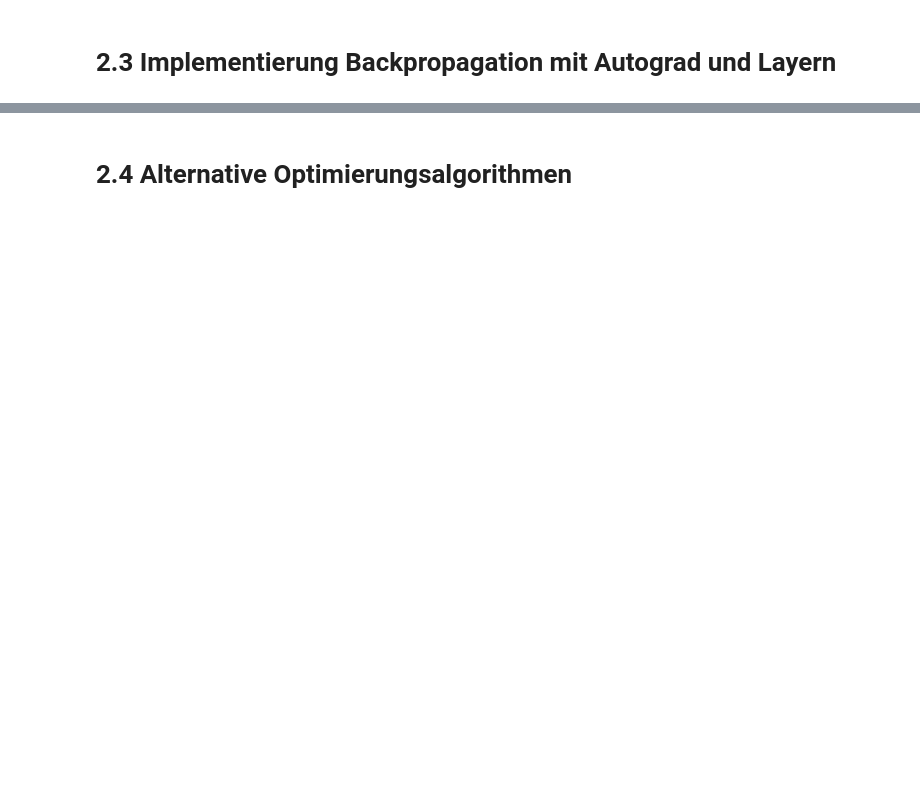
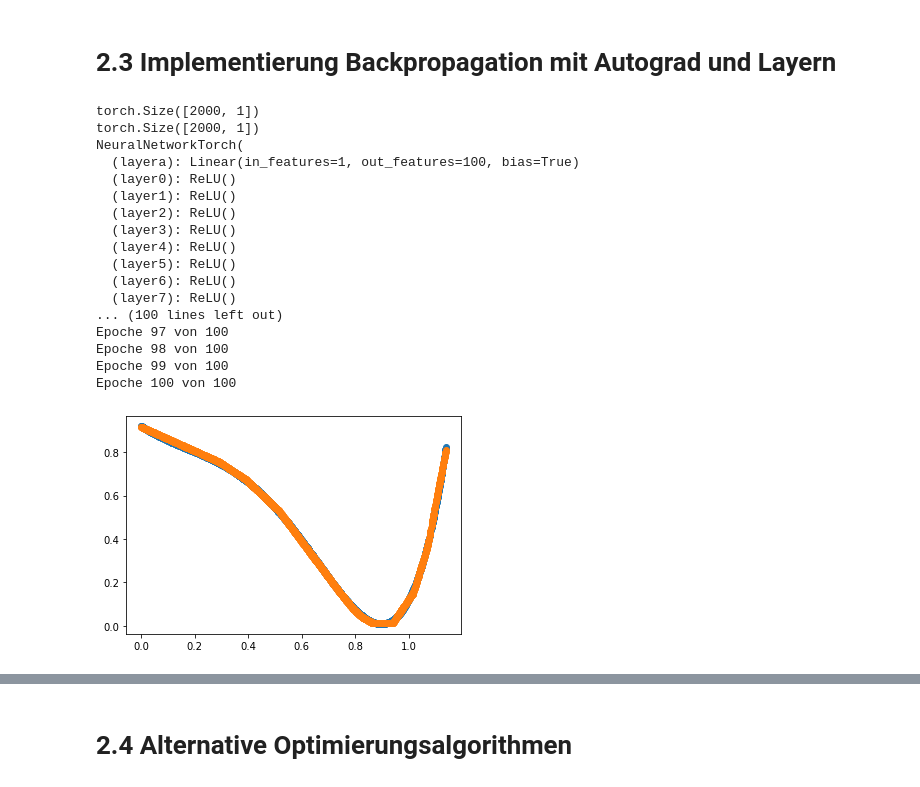
Before and after one commit to CloudyDatFun/neuralnetworks, a Jupyter notebook: Aufgabe Mehrschichtiges Feedforward Netzwerk.ipynb, the cells around one changed output, grey strips where cells are left out. Drawn from its saved outputs; the diff is of its cells as text; code cells hidden in the pictures; blank space fills up the shorter version.

```diff
--- a/Aufgabe Mehrschichtiges Feedforward Netzwerk.ipynb
+++ b/Aufgabe Mehrschichtiges Feedforward Netzwerk.ipynb
@@ -403,26 +512,33 @@ class NeuralNetworkTorch(nn.Module):
         self.torchLayers = []
 
         # Initialisieren der Gewichte und Bias pro Layer mit Zufallswerten
-        for i in range(len(layers)-1):
-            layer = nn.Linear(layers[i], layers[i+1])
-            self.torchLayers.append(layer)
-            self.add_module('layer' + str(i), layer)
+        a = nn.Linear(layers[0], layers[1])
+        self.torchLayers.append(a)
+        self.add_module("layera", a)
+        # TODO: Change this.
+        for i in range(10):
+            b = nn.ReLU()
+            self.torchLayers.append(b)
+            self.add_module(f"layer{i}", b)
+        c = nn.Linear(100, 1)
+        self.torchLayers.append(c)
+        self.add_module("layerc", c)
 
     def getActivationFunction(self, name):
         if(name == 'sigmoid'):
-            return nn.Sigmoid()
+            return nn.Sigmoid
         elif(name == 'linear'):
-            return nn.Linear()
+            return nn.Linear
         elif(name == 'relu'):
-            return F.relu
+            return nn.ReLU
         elif(name == 'tanh'):
-            return torch.tanh
+            return nn.Tanh
         else:
             print('Unbekannte Aktivierungsfunktion. linear wird verwendet')
-            return f.linear
+            return nn.Linear
 
     def predict(self, X):
-        return self.feedForward(X)[-1].detach()
+        return self.feedForward(X).detach()
 
     # Berechnung der Ausgaben
     # Es werden alle Summen vor und nach der Aktivierungsfunktion pro Layer zurückgegeben,
@@ -433,50 +549,74 @@ class NeuralNetworkTorch(nn.Module):
     #   a_s: Ausgaben pro Layer
     def feedForward(self, x):
         a = x.clone()
-        a_s = [a]
 
         for i in range(len(self.torchLayers)):
             a = self.torchLayers[i](a)
         return a
+        #return self.model(x)
 
     # Aktualisieren der Gewichte und Bias anhand der Ausgabe in mehreren Batches und Epochen
     def train(self, x, y, batch_size=10, epochs=100, lr = 0.01):
         criterion = torch.nn.MSELoss(reduction="mean")
         optimizer = torch.optim.Adam(self.parameters(), lr=lr)
+        a_s = []
         for e in range(epochs):
+            print("Epoche",e+1,"von",epochs)
             i=0
             while(i<len(y)):
                 x_batch = Variable(x[i:i+batch_size])
                 y_batch = Variable(y[i:i+batch_size])
                 i = i+batch_size
 
-                a_s = self.feedForward(x_batch)
+                optimizer.zero_grad()
 
-                optimizer.zero_grad()
+                a_s.append(self.feedForward(x_batch))
+
                 loss = criterion(a_s[-1], y_batch)
+
                 loss.backward()
                 optimizer.step()
 
                 #TODO Training mit Pytorch
-                print(f"loss = {torch.norm(a_s[-1]-y_batch)}")
+                #print(f"loss = {torch.norm(a_s[-1]-y_batch)}")
+        return a_s
 # %%
 import matplotlib.pyplot as plt
 # TODO optimales Netzwerk ermitteln
-nlinear_nn = NeuralNetworkTorch(null)
+nlinear_nn = NeuralNetworkTorch()
 
 nlinear_X = 1.14*torch.rand(2000).reshape(-1, 1)
 nlinear_y = (10*nlinear_X**5 - 8*nlinear_X**4 - 6*nlinear_X**3 + 4*nlinear_X**2 - 2*nlinear_X + 2.3) / 2.5
 
 print(nlinear_X.shape)
 print(nlinear_y.shape)
 print(nlinear_nn)
 
-nlinear_nn.train(nlinear_X, nlinear_y, epochs=null, batch_size=null, lr = null)
+nlinear_nn.train(nlinear_X, nlinear_y)
 nlinear_a_s = nlinear_nn.predict(nlinear_X)
 #print(y, X)
 plt.scatter(nlinear_X.flatten(), nlinear_y.flatten())
 plt.scatter(nlinear_X.flatten(), nlinear_a_s.flatten())
 plt.show()
+# %% [output]
+torch.Size([2000, 1])
+torch.Size([2000, 1])
+NeuralNetworkTorch(
+  (layera): Linear(in_features=1, out_features=100, bias=True)
+  (layer0): ReLU()
+  (layer1): ReLU()
+  (layer2): ReLU()
+  (layer3): ReLU()
+  (layer4): ReLU()
+  (layer5): ReLU()
+  (layer6): ReLU()
+  (layer7): ReLU()
+... (100 lines left out)
+Epoche 97 von 100
+Epoche 98 von 100
+Epoche 99 von 100
+Epoche 100 von 100
+[figure, added]
 # %%
 import matplotlib.pyplot as plt
 # TODO optimales Netzwerk ermitteln
```
Also changed, not shown: parts of 4 cells of this notebook, 1 other file.
